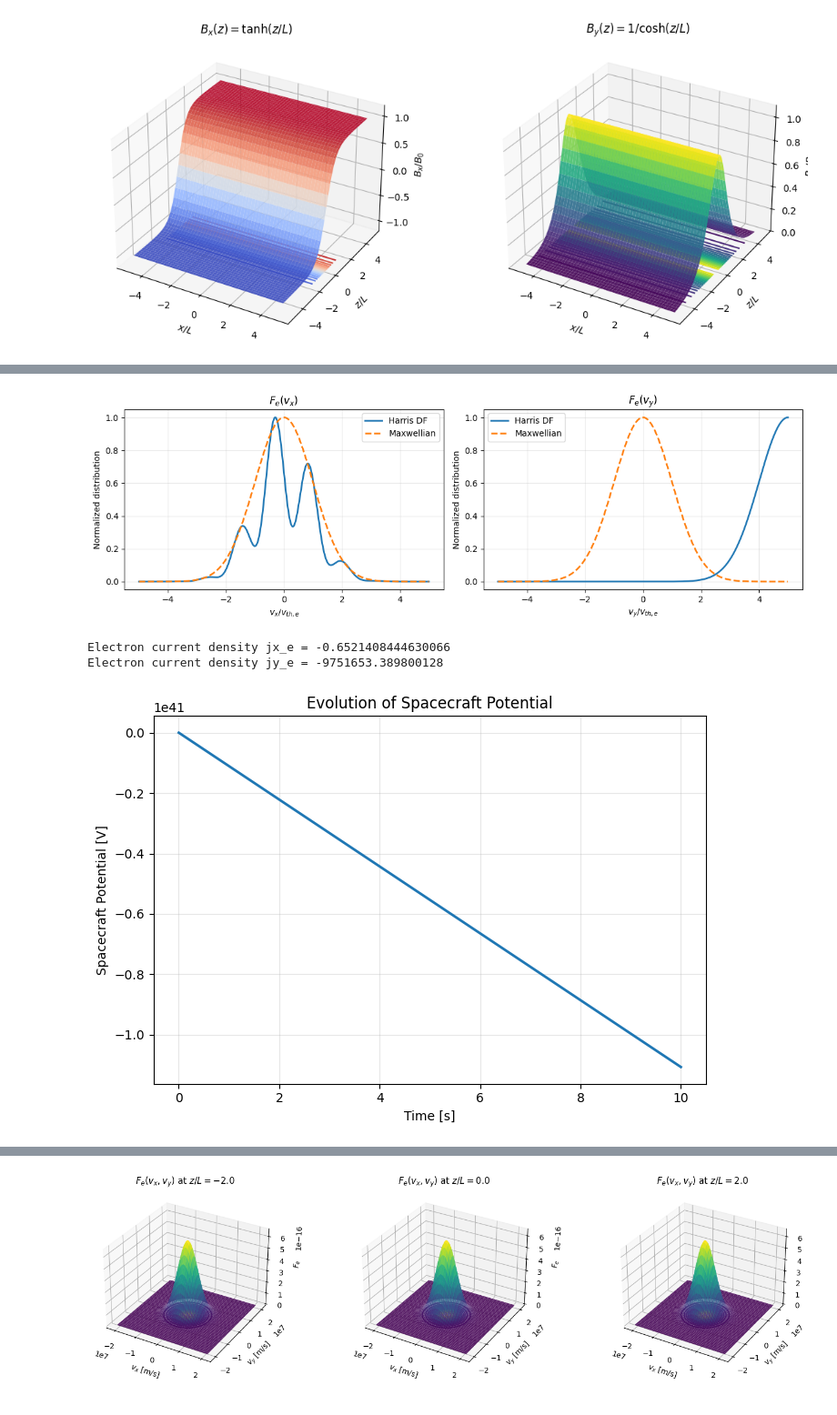
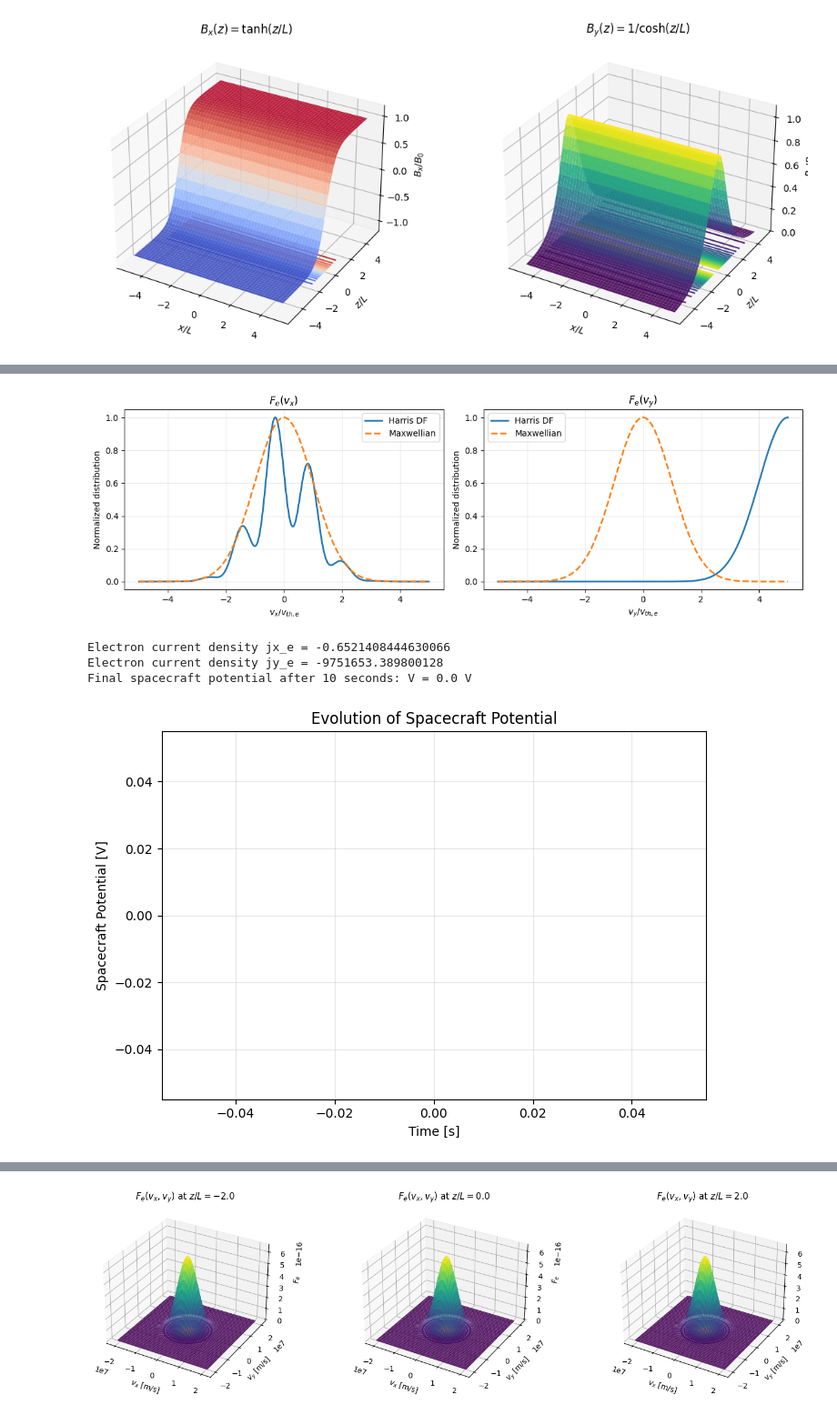
Before and after one commit to shrijaya0601/SpacecraftCharging, a Jupyter notebook: STCproject1.ipynb, the cells around one changed output, grey strips where cells are left out. Shown at 91% size. Drawn from its saved outputs; the diff is of its cells as text; code cells hidden in the pictures.

```diff
--- a/STCproject1.ipynb
+++ b/STCproject1.ipynb
@@ -1834,7 +1824,6 @@ A_sey = 0.1460
 B_sey = 0.0250
 C_sey = 0.3440
 def dVdt(V):
-
     # dimensionless potential factors
     arg_e = qe * V / (kB * Te)
     arg_i = qi * V / (kB * Ti)
@@ -1854,50 +1843,55 @@ def dVdt(V):
     # prevent ion current becoming negative
     jx_i_V = max(jx_i_V, 0.0)
     jy_i_V = max(jy_i_V, 0.0)
 
     # total current magnitudes
     j_e_total = np.sqrt(jx_e_V**2 + jy_e_V**2)
     j_i_total = np.sqrt(jx_i_V**2 + jy_i_V**2)
 
     # net current density
     j_net = j_i_total - j_e_total
 
     return (A / C) * j_net
 
+def compute_Jnet(V):
+    #computing Jnet as a function of time
+    arg_e = qe * V / (kB * Te)
+    arg_i = qi * V / (kB * Ti)
 
+    jx_e_V = Rx * j0_e * np.exp(arg_e)
+    jy_e_V = Ry * j0_e * np.exp(arg_e)
+    jx_i_V = j0_i * (1 - arg_i)
+    jy_i_V = j0_i * (1 - arg_i)
+
+    j_e_total = np.sqrt(jx_e_V**2 + jy_e_V**2)
+    j_i_total = np.sqrt(jx_i_V**2 + jy_i_V**2)
+    j_net = j_i_total - j_e_total
+    return j_net, j_e_total, j_i_total, jx_i_V, jy_i_V
 # ==========================================================
 # 13. Time integration using RK4
 # ==========================================================
-t = np.linspace(0, 10, 3000)
-dt = t[1] - t[0]
+#dv/dt=j_net * area / capacitance, so we can compute j_net at each time step and integrate to get V(t), we will use rk45 for this integration
+from scipy.integrate import solve_ivp
+def dVdt_package(t, V):
 
-V = np.zeros_like(t)
-V[0] = 0.0
-
-for i in range(1, len(t)):
-
-    Vn = V[i - 1]
-
-    k1 = dVdt(Vn)
-    k2 = dVdt(Vn + 0.5 * dt * k1)
-    k3 = dVdt(Vn + 0.5 * dt * k2)
-    k4 = dVdt(Vn + dt * k3)
-
-    V[i] = Vn + (dt / 6.0) * (k1 + 2*k2 + 2*k3 + k4)
-
-# ==========================================================
-# 14. Plot spacecraft potential versus time
-# ==========================================================
+    return [dVdt(V[0])]
+t_span = (0, 10)  # time span for integration
+V0 = [0.0]        # initial potential
+sol = solve_ivp(dVdt_package, t_span, V0, method='RK45', t_eval=np.linspace(0, 10, 2000))
+t = sol.t
+V = sol.y[0]
+print("Final spacecraft potential after 10 seconds: V =", V[-1], "V")
 plt.figure(figsize=(7,5))
 plt.plot(t, V, lw=2)
 plt.xlabel('Time [s]')
 plt.ylabel('Spacecraft Potential [V]')
 plt.title('Evolution of Spacecraft Potential')
 plt.grid(alpha=0.3)
 plt.tight_layout()
 plt.show()
 # %% [output]
 [figure]
 Electron current density jx_e = -0.6521408444630066
 Electron current density jy_e = -9751653.389800128
+Final spacecraft potential after 10 seconds: V = 0.0 V
-[figure, old version]
+[figure, new version]
```
Also changed, not shown: parts of 3 cells of this notebook.
